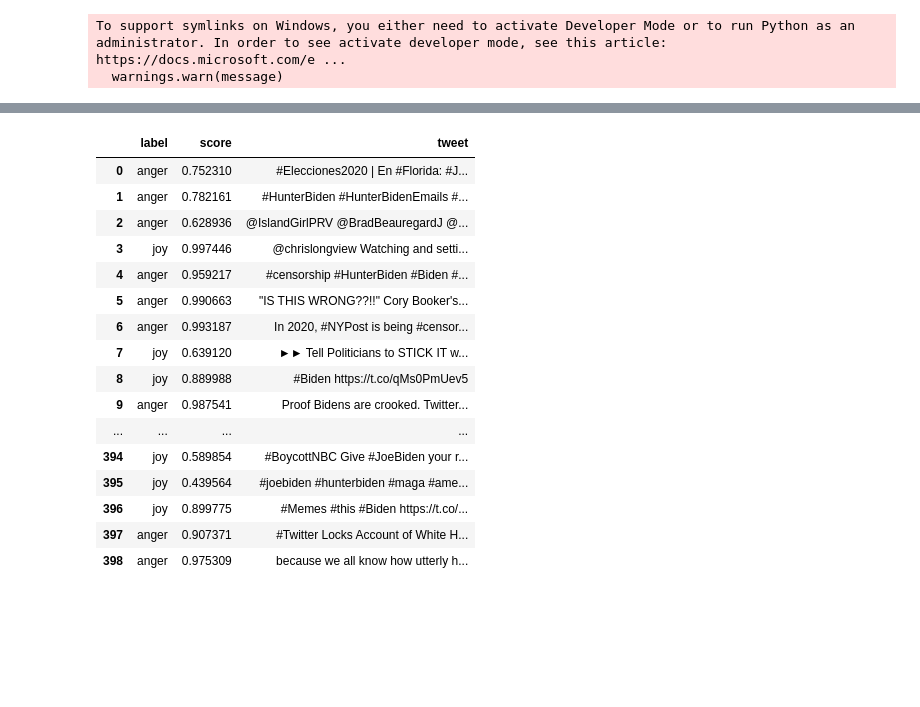
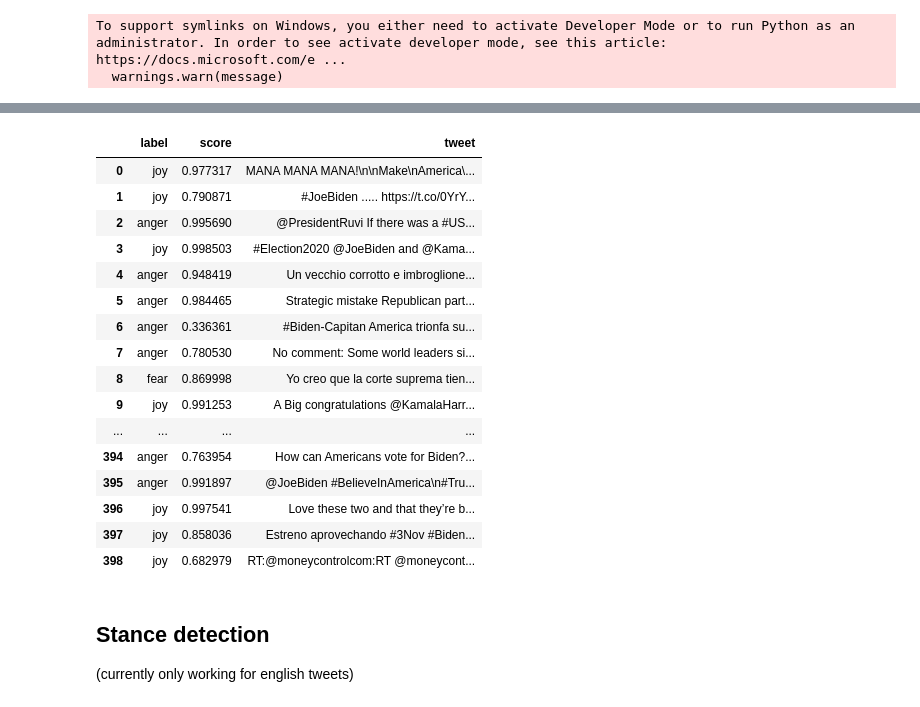
Before and after one commit to Moenupa/tweet-dynamics-us-election-2020, a Jupyter notebook: CSC440_Final_Project.ipynb, the cells around one changed output, grey strips where cells are left out. Saved outputs shown, nothing was run; the diff lists cells and outputs as text; code cells hidden in the pictures; blank space fills up the shorter version.

```diff
--- a/CSC440_Final_Project.ipynb
+++ b/CSC440_Final_Project.ipynb
@@ -100,3 +122,25 @@ DatasetDict({
+# %%
+def pipe_and_sample(n_samples: int, pipe, dataset):
+    # force pandas to display all rows and all contents inside every column
+    pd.set_option('display.max_colwidth', None)
+    pd.set_option('display.max_rows', None)
+
+    collect = {}
+    for par_name, par_data in dataset.items():
+        print(par_name, par_data)
+
+        # get samples from dataset, seed=42
+        samples = KeyDataset(par_data.shuffle(seed=42).select(range(n_samples)), 'tweet')
+
+        res = []
+        for i, out in enumerate(tqdm(pipe(samples,
+                                          truncation=True,
+                                          max_length=128),
+                                     total=n_samples)):
+            out['tweet'] = samples[i]
+            res.append(out)
+        collect[par_name] = pd.DataFrame(res)
+    return collect
 # %% [markdown]
 ## Predicting language
 # %%
@@ -237,0 +204,2 @@ pd.set_option('display.max_rows', None)
+# %%
+res = pipe_and_sample(500, pipe, dataset)
@@ -258,20 +235,24 @@ collect['trump']
 # %%
-collect['biden']
+res['biden']
 # %% [output]
 |  | label | score | tweet |
-| 0 | anger | 0.752310 | #Elecciones2020 | En #Florida: #J... |
-| 1 | anger | 0.782161 | #HunterBiden #HunterBidenEmails #... |
-| 2 | anger | 0.628936 | @IslandGirlPRV @BradBeauregardJ @... |
-| 3 | joy | 0.997446 | @chrislongview Watching and setti... |
-| 4 | anger | 0.959217 | #censorship #HunterBiden #Biden #... |
-| 5 | anger | 0.990663 | "IS THIS WRONG??!!" Cory Booker's... |
-| 6 | anger | 0.993187 | In 2020, #NYPost is being #censor... |
-| 7 | joy | 0.639120 | ►► Tell Politicians to STICK IT w... |
-| 8 | joy | 0.889988 | #Biden https://t.co/qMs0PmUev5 |
-| 9 | anger | 0.987541 | Proof Bidens are crooked. Twitter... |
+| 0 | joy | 0.977317 | MANA MANA MANA!\n\nMake\nAmerica\... |
+| 1 | joy | 0.790871 | #JoeBiden ..... https://t.co/0YrY... |
+| 2 | anger | 0.995690 | @PresidentRuvi If there was a #US... |
+| 3 | joy | 0.998503 | #Election2020 @JoeBiden and @Kama... |
+| 4 | anger | 0.948419 | Un vecchio corrotto e imbroglione... |
+| 5 | anger | 0.984465 | Strategic mistake Republican part... |
+| 6 | anger | 0.336361 | #Biden-Capitan America trionfa su... |
+| 7 | anger | 0.780530 | No comment: Some world leaders si... |
+| 8 | fear | 0.869998 | Yo creo que la corte suprema tien... |
+| 9 | joy | 0.991253 | A Big congratulations @KamalaHarr... |
 | ... | ... | ... | ... |
-| 394 | joy | 0.589854 | #BoycottNBC Give #JoeBiden your r... |
-| 395 | joy | 0.439564 | #joebiden #hunterbiden #maga #ame... |
-| 396 | joy | 0.899775 | #Memes #this #Biden https://t.co/... |
-| 397 | anger | 0.907371 | #Twitter Locks Account of White H... |
-| 398 | anger | 0.975309 | because we all know how utterly h... |
+| 394 | anger | 0.763954 | How can Americans vote for Biden?... |
+| 395 | anger | 0.991897 | @JoeBiden #BelieveInAmerica\n#Tru... |
+| 396 | joy | 0.997541 | Love these two and that they’re b... |
+| 397 | joy | 0.858036 | Estreno aprovechando #3Nov #Biden... |
+| 398 | joy | 0.682979 | RT:@moneycontrolcom:RT @moneycont... |
+# %% [markdown]
+## Stance detection
+
+(currently only working for english tweets)
```
Also changed, not shown: parts of 21 cells of this notebook, 2 other files.
